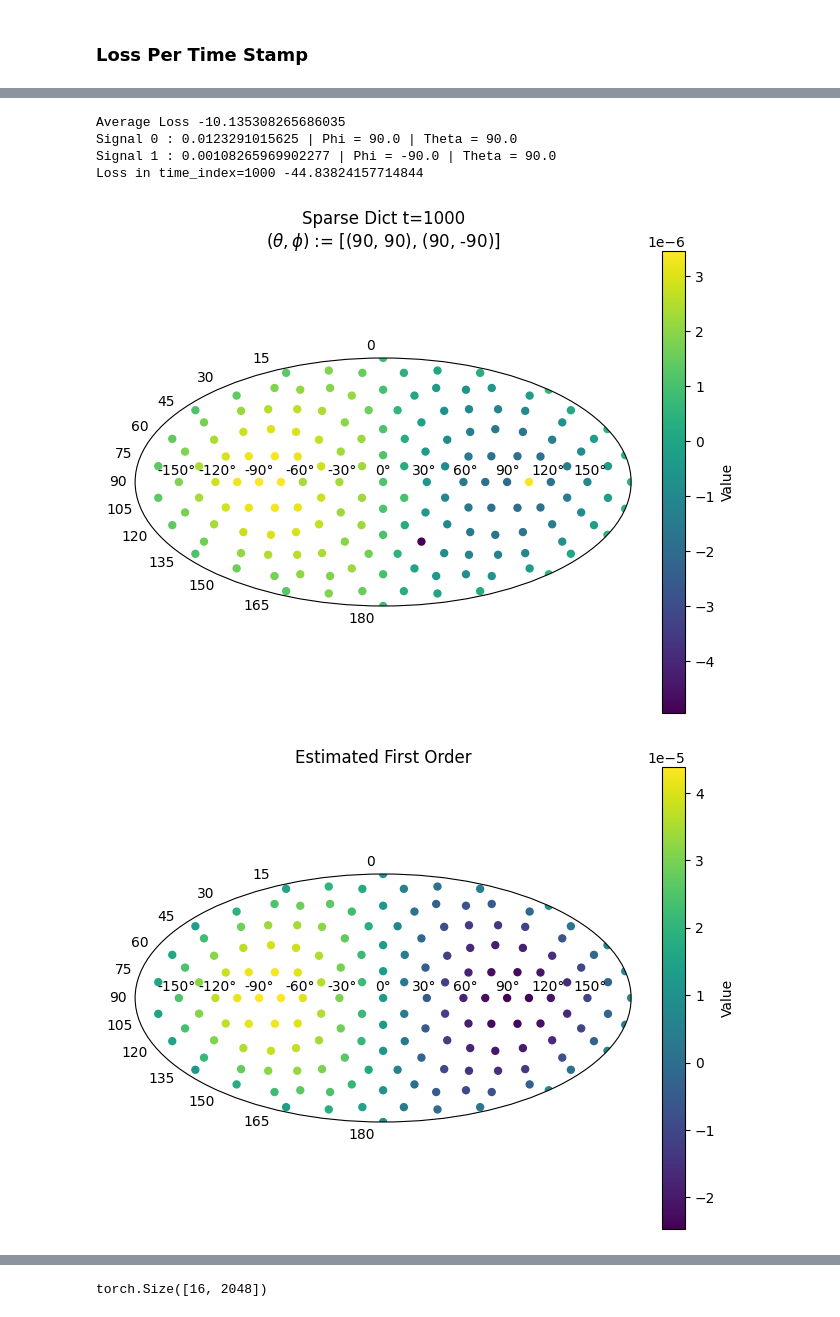
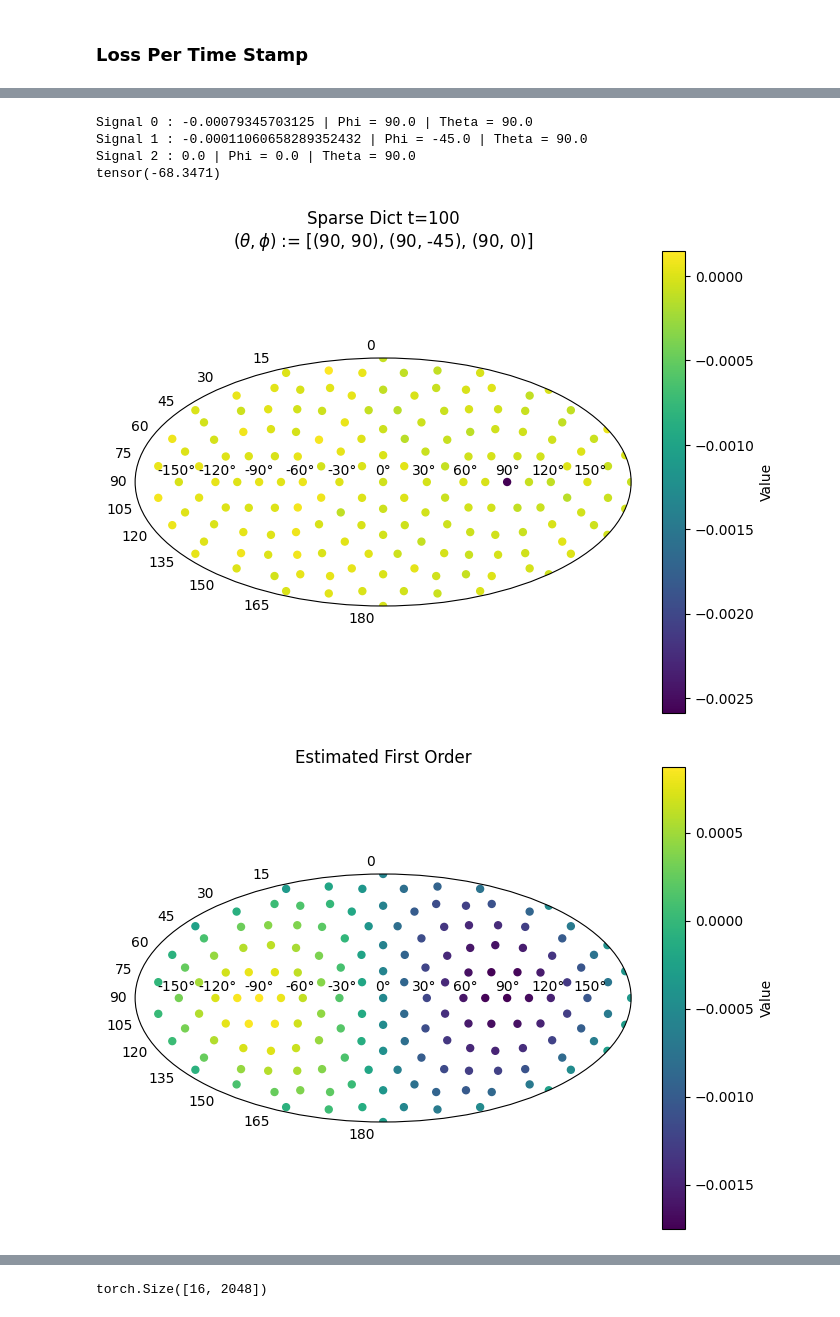
Before and after one commit to Amitmils/AmbisonicUpscaling, a Jupyter notebook: run_script.ipynb, the cells around one changed output, grey strips where cells are left out. Cells and saved outputs as stored; diff of their text form; code cells hidden in the pictures.

```diff
--- a/run_script.ipynb
+++ b/run_script.ipynb
@@ -66,7 +67,13 @@ signals = [
     signal_info(
         signal_path=r"data/sound_files/female_speech.wav",
         th=90,
-        ph=-90,
+        ph=-60,
+        in_rad=False,
+    ),
+    signal_info(
+        signal_path=r"data\sound_files\casta.wav",
+        th=90,
+        ph=0,
         in_rad=False,
     ),
 ]
@@ -102,7 +109,7 @@ sound_field.anm_t_subbands.is_cuda=False
 ### Divide to Windows
 # %%
 sound_field.window_length = window_length = 1024
-max_num_windows = 30
+max_num_windows = 50
 sound_field.anm_t_windowed = divide_to_time_windows(
     sound_field.anm_t_subbands,
     window_length=window_length,
@@ -142,13 +149,13 @@ else:
 ### Find Sparse Dict
 # %%
 if True:
-    opt = optimizer(Y_p, alpha=0.1, method=GD_DEEP_OPT_METHOD,device=DEVICE , save_loss=False)
+    opt = optimizer(Y_p, alpha=1., method=GD_OPT_METHOD,device=DEVICE)
     opt.P_th = sound_field.P_th
     opt.P_ph = sound_field.P_ph
     print(f"Method : {opt.method}")
     start = time.time()
     with torch.no_grad():
-        s_dict_subbands, s_windowed, s_dict = sound_field.get_sparse_dict_v2(sound_field.anm_t_windowed,opt,mask,iter = 1e5,multi_processing=False,save=True) #single processing progress bar doesnt work
+        s_dict_subbands, s_windowed, s_dict = sound_field.get_sparse_dict_v2(sound_field.anm_t_windowed,opt,mask,iter = 1e5,multi_processing=False,save=False) #single processing progress bar doesnt work
     print(f"Time: {time.time()-start}")
     real_anmt = sound_field.anm_t_windowed.sum(dim=1).squeeze().reshape(-1,4)
     print(f"{real_anmt.shape=}")
@@ -172,10 +173,0 @@ True
-# %%
-loss_per_freq = opt.reconstruction_loss.squeeze()
-from_iter = int(1e5-1000)
-to_iter = int(1e5)
-plt.figure()
-for i in range(loss_per_freq.shape[1]):
-    plt.plot(range(from_iter,to_iter),loss_per_freq[from_iter:to_iter].cpu())
-plt.title("Reconstruction Loss Per Freq")
-plt.xlabel("Iteration")
-plt.ylabel("Loss")
@@ -194,28 +191,28 @@ plt.plot(loss.cpu())
 # %%
-print(f"Average Loss {torch.mean(loss)}")
+# print(f"{torch.mean(loss)}")
 
-time_index = 1000
+time_index = 100
 
 for i,sig in enumerate(sound_field.signals):
     print(f"Signal {i} : {sig.signal.squeeze()[time_index]} | Phi = {math.degrees(sig.ph)} | Theta = {math.degrees(sig.th)}")
 sound_field.plot_sparse_dict(sound_field.s_dict,time_index)
-print(f"Loss in {time_index=} {10*torch.log10(torch.norm(real_anmt[time_index,:] - est_anmt[time_index,:],p=2)**2)}")
+print(10*torch.log10(torch.norm(real_anmt[time_index,:] - est_anmt[time_index,:],p=2)**2))
 utils.plot_on_2D(
             azi=sound_field.P_ph,
             zen=sound_field.P_th,
             values=torch.conj(Y_p).cpu().t() @ est_anmt[time_index,:],
             title=f"Estimated First Order",
 )
 utils.plot_on_2D(
             azi=sound_field.P_ph,
             zen=sound_field.P_th,
             values=torch.conj(Y_p).cpu().t() @ anm_t[time_index,:],
             title=f"Real First Order",
 )
 # %% [output]
-Average Loss -10.135308265686035
-Signal 0 : 0.0123291015625 | Phi = 90.0 | Theta = 90.0
-Signal 1 : 0.00108265969902277 | Phi = -90.0 | Theta = 90.0
-Loss in time_index=1000 -44.83824157714844
+Signal 0 : -0.00079345703125 | Phi = 90.0 | Theta = 90.0
+Signal 1 : -0.00011060658289352432 | Phi = -45.0 | Theta = 90.0
+Signal 2 : 0.0 | Phi = 0.0 | Theta = 90.0
+tensor(-68.3471)
-[figure, old version]
+[figure, new version]
-[figure, old version]
+[figure, new version]
```
Also changed, not shown: parts of 11 cells of this notebook, 3 other files.
